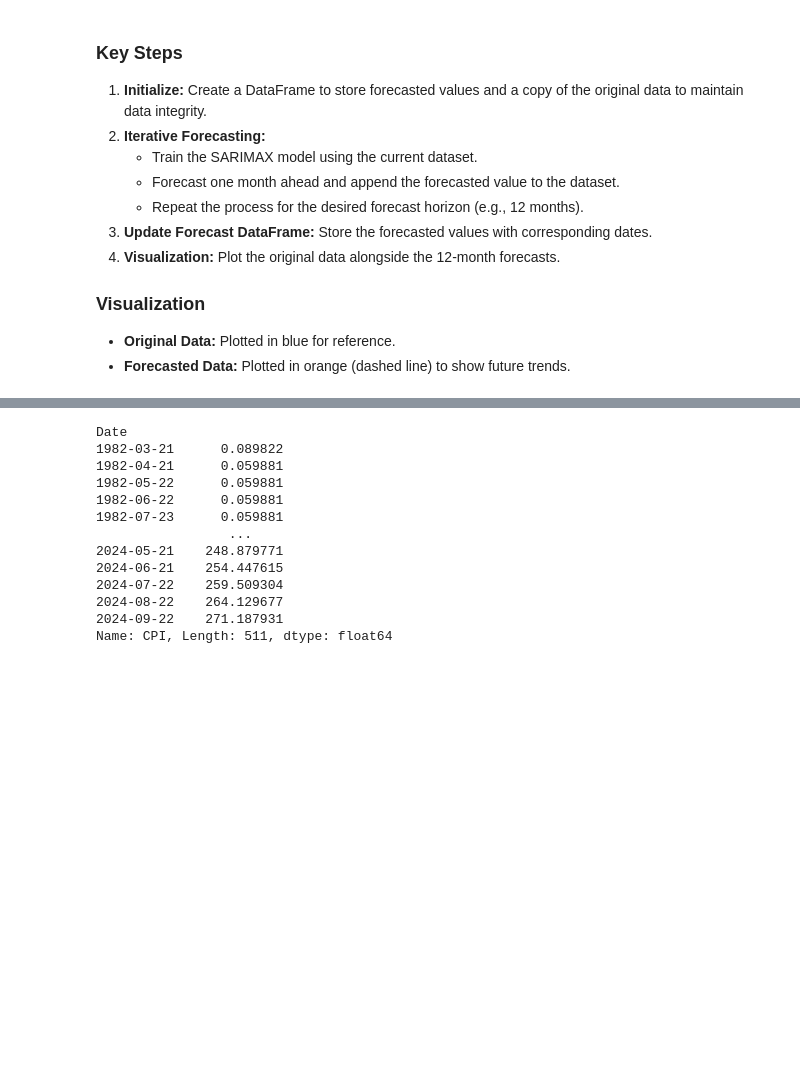
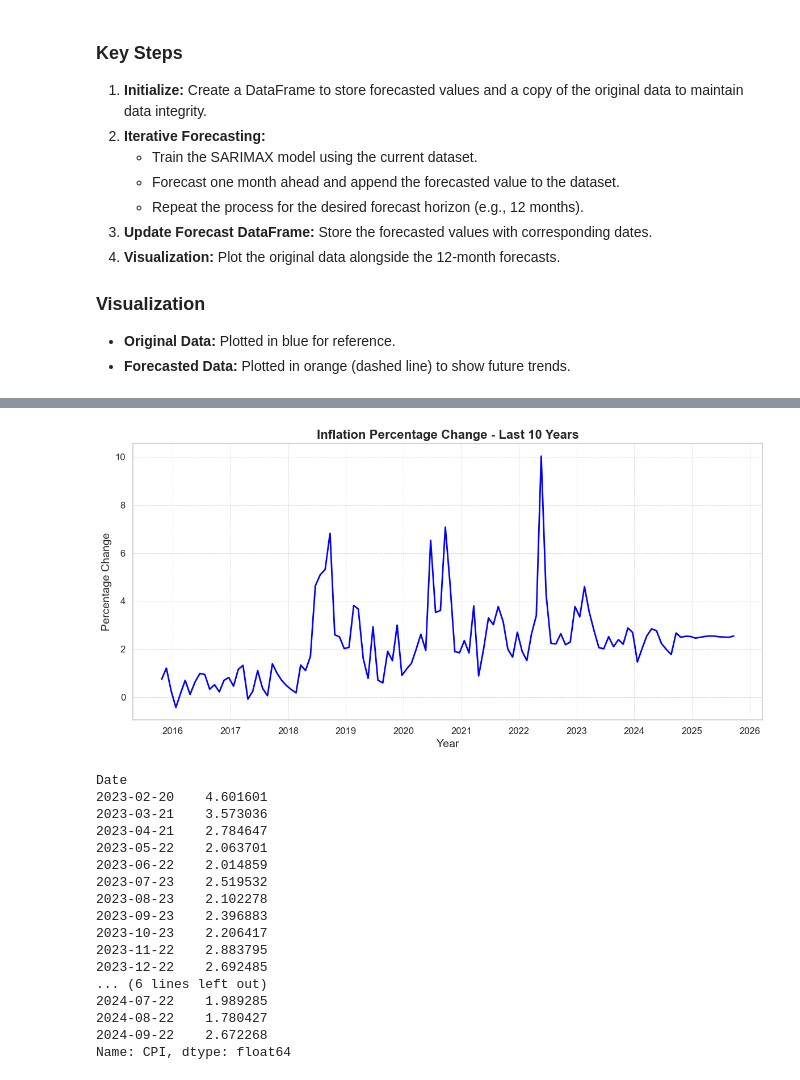
Before and after one commit to sbrkzm/Inflation-forecast, a Jupyter notebook: final.ipynb, the cells around one changed output, grey strips where cells are left out. Saved outputs shown, nothing was run; the diff lists cells and outputs as text; code cells hidden in the pictures; blank space fills up the shorter version.

```diff
--- a/final.ipynb
+++ b/final.ipynb
@@ -931,0 +1081,3 @@ plt.show()
+# %%
+merged_data = pd.concat([df['CPI'], future_forecasts['Forecast']], axis=0)
+CPI = reverse_data_transformation(merged_data, transformation_type="log")
@@ -932,19 +1121,45 @@ plt.show()
+# %%
+last_10_years = CPI[CPI.index >= (CPI.index.max() - pd.DateOffset(years=10))].pct_change()*100
+
+# Plot the data
+plt.figure(figsize=(12, 6))
+plt.plot(last_10_years.index, last_10_years, color='blue', linewidth=2)
+
+# Adding title and labels
+plt.title('Inflation Percentage Change - Last 10 Years', fontsize=16, fontweight='bold')
+plt.xlabel('Year', fontsize=14)
+plt.ylabel('Percentage Change', fontsize=14)
+
+# Adding grid, style and making it beautiful
+plt.grid(visible=True, linestyle='--', linewidth=0.5)
+plt.xticks(fontsize=12)
+plt.yticks(fontsize=12)
+
+# Display the plot
+plt.tight_layout()
+plt.show()
+# %% [output]
+[figure, added]
 # %%
-np.exp(df['CPI'])
+np.exp(df['CPI']).pct_change().tail(20)*100
 # %% [output]
 Date
-1982-03-21      0.089822
-1982-04-21      0.059881
-1982-05-22      0.059881
-1982-06-22      0.059881
-1982-07-23      0.059881
-                 ...
-2024-05-21    248.879771
-2024-06-21    254.447615
-2024-07-22    259.509304
-2024-08-22    264.129677
-2024-09-22    271.187931
-Name: CPI, Length: 511, dtype: float64
+2023-02-20    4.601601
+2023-03-21    3.573036
+2023-04-21    2.784647
+2023-05-22    2.063701
+2023-06-22    2.014859
+2023-07-23    2.519532
+2023-08-23    2.102278
+2023-09-23    2.396883
+2023-10-23    2.206417
+2023-11-22    2.883795
+2023-12-22    2.692485
+... (6 lines left out)
+2024-07-22    1.989285
+2024-08-22    1.780427
+2024-09-22    2.672268
+Name: CPI, dtype: float64
 # %%
 np.exp(future_forecasts['Forecast'])
 # %% [output]
```
Also changed, not shown: parts of 21 cells of this notebook.
